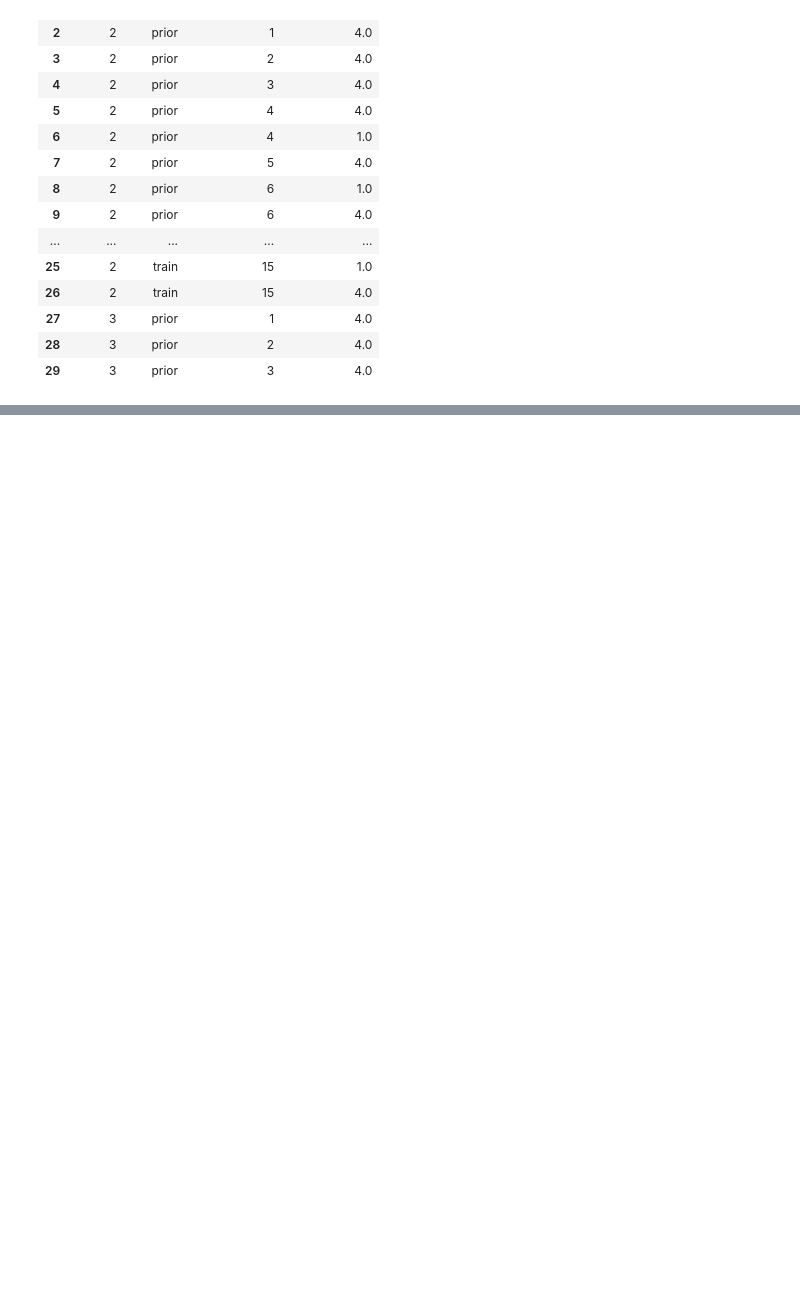
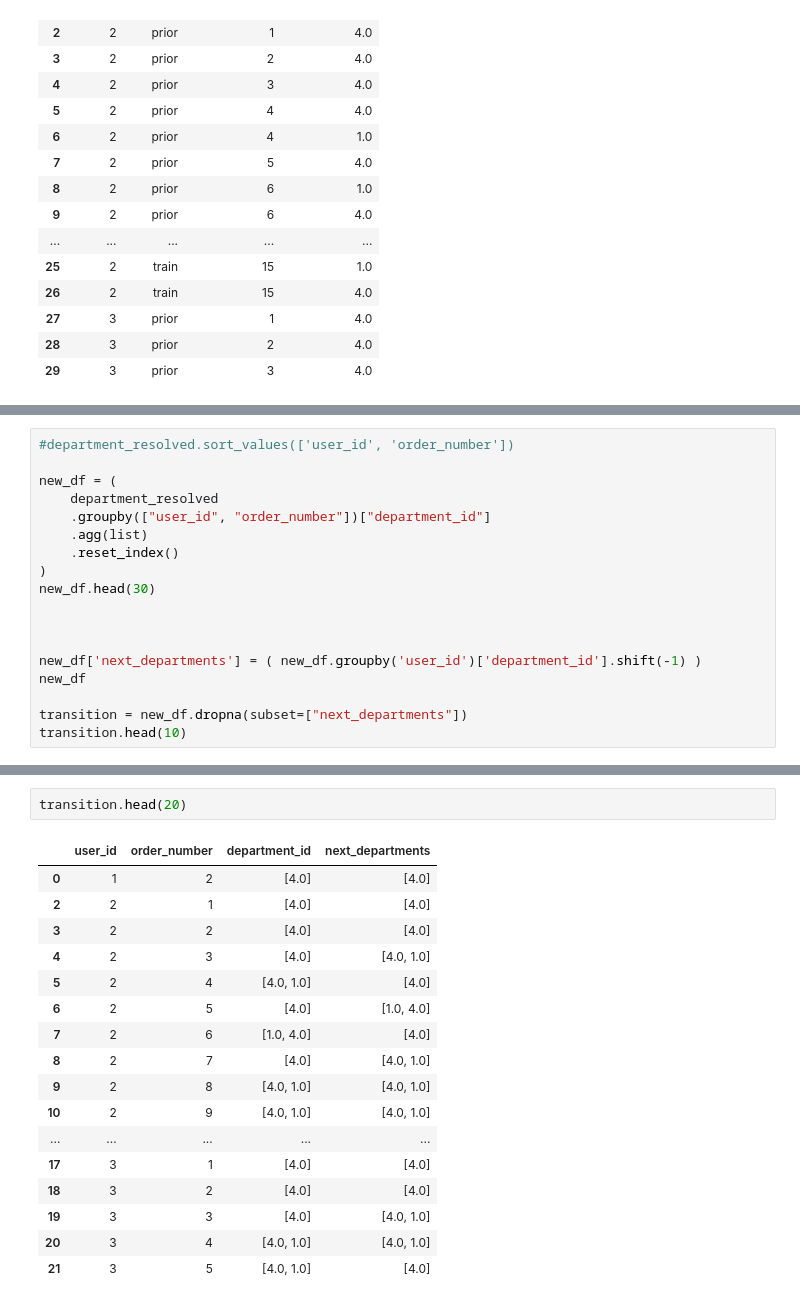
Before and after one commit to Chemmic/DataScience, a Jupyter notebook: data_science_project.ipynb, the cells around one changed output, grey strips where cells are left out. Cells and saved outputs as stored; diff of their text form; blank space fills up the shorter version.

```diff
--- a/data_science_project.ipynb
+++ b/data_science_project.ipynb
@@ -282,0 +276,18 @@ Da ist die Wahrscheinlichkeit dass das Übergang von i zu k passiert ist
+# %%
+#department_resolved.sort_values(['user_id', 'order_number'])
+
+new_df = (
+    department_resolved
+    .groupby(["user_id", "order_number"])["department_id"]
+    .agg(list)
+    .reset_index()
+)
+new_df.head(30)
+
+
+
+new_df['next_departments'] = ( new_df.groupby('user_id')['department_id'].shift(-1) )
+new_df
+
+transition = new_df.dropna(subset=["next_departments"])
+transition.head(10)
@@ -282,0 +401,20 @@ Da ist die Wahrscheinlichkeit dass das Übergang von i zu k passiert ist
+# %%
+transition.head(20)
+# %% [output]
+|  | user_id | order_number | department_id | next_departments |
+| 0 | 1 | 2 | [4.0] | [4.0] |
+| 2 | 2 | 1 | [4.0] | [4.0] |
+| 3 | 2 | 2 | [4.0] | [4.0] |
+| 4 | 2 | 3 | [4.0] | [4.0, 1.0] |
+| 5 | 2 | 4 | [4.0, 1.0] | [4.0] |
+| 6 | 2 | 5 | [4.0] | [1.0, 4.0] |
+| 7 | 2 | 6 | [1.0, 4.0] | [4.0] |
+| 8 | 2 | 7 | [4.0] | [4.0, 1.0] |
+| 9 | 2 | 8 | [4.0, 1.0] | [4.0, 1.0] |
+| 10 | 2 | 9 | [4.0, 1.0] | [4.0, 1.0] |
+| ... | ... | ... | ... | ... |
+| 17 | 3 | 1 | [4.0] | [4.0] |
+| 18 | 3 | 2 | [4.0] | [4.0] |
+| 19 | 3 | 3 | [4.0] | [4.0, 1.0] |
+| 20 | 3 | 4 | [4.0, 1.0] | [4.0, 1.0] |
+| 21 | 3 | 5 | [4.0, 1.0] | [4.0] |
```
Also changed, not shown: parts of 7 cells of this notebook.
